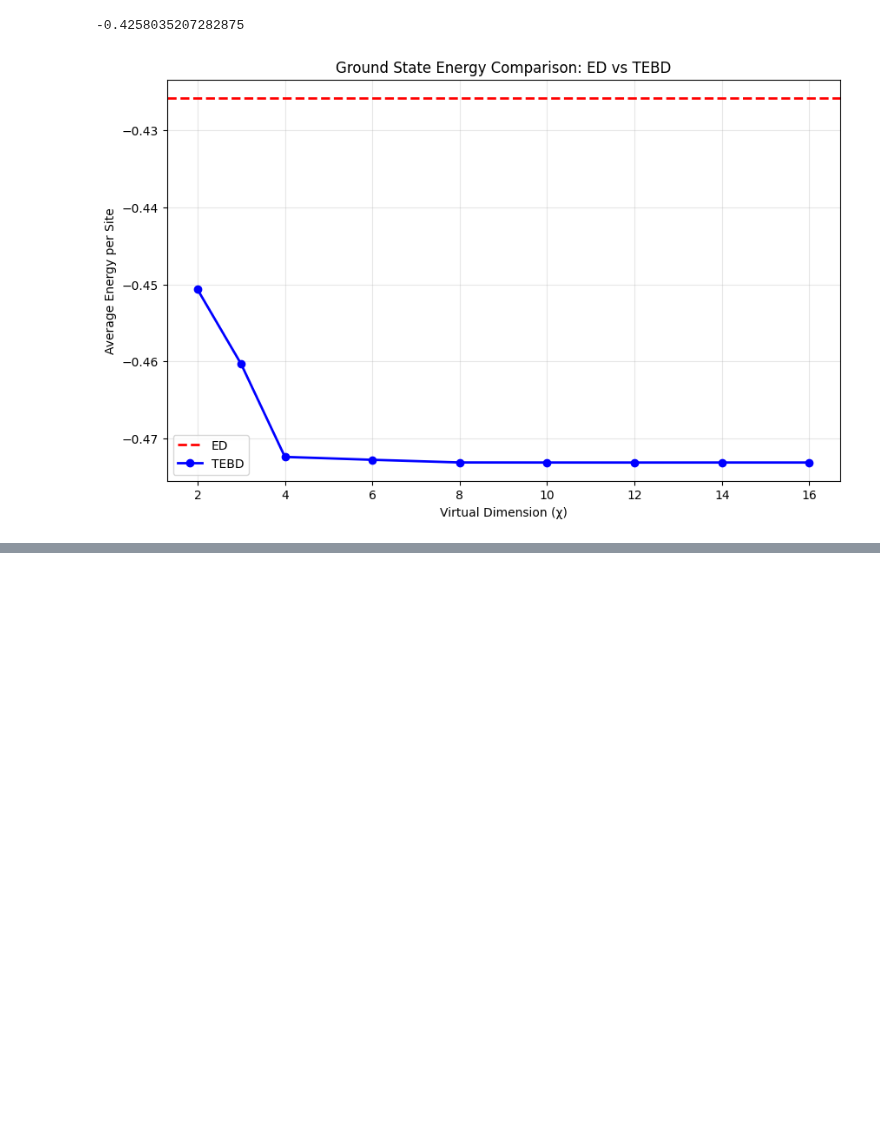
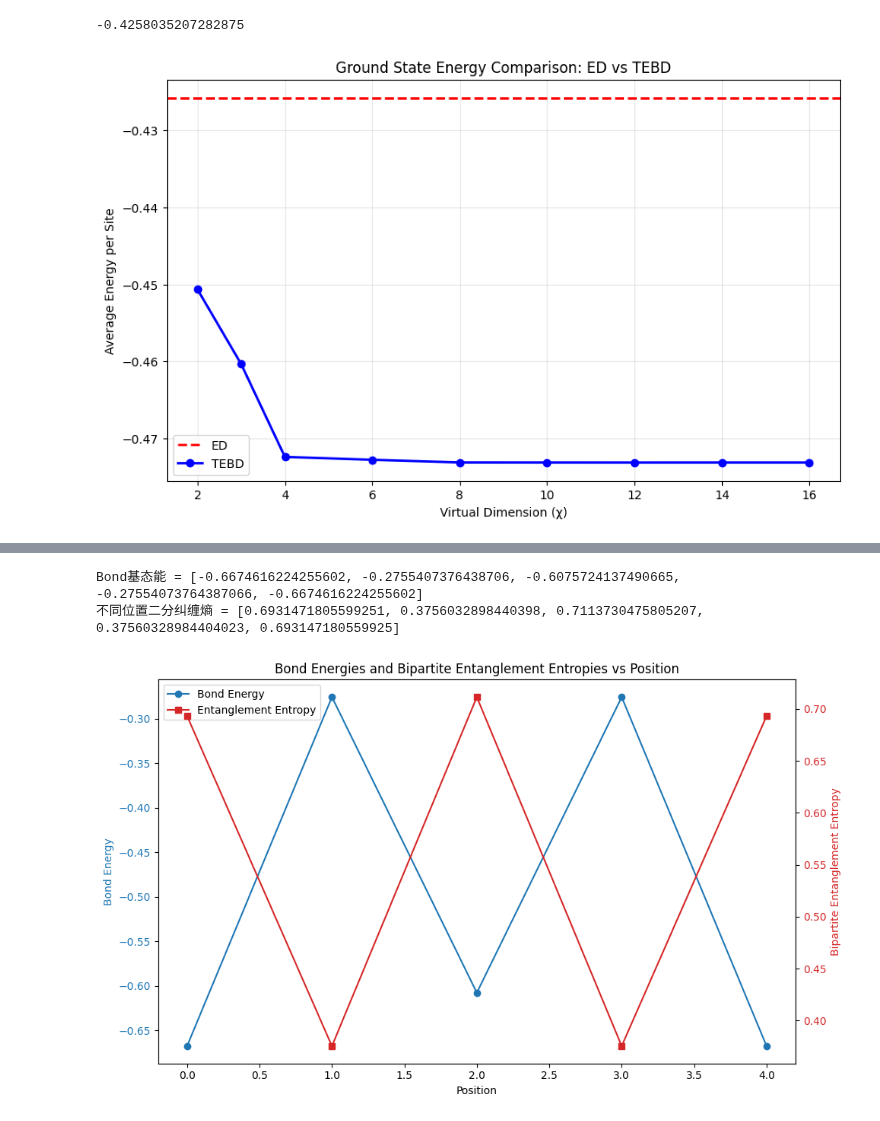
Before and after one commit to ifsheldon/tensor-network-notes, a Jupyter notebook: 5-2.ipynb, the cells around one changed output, grey strips where cells are left out. Drawn from its saved outputs; the diff is of its cells as text; code cells hidden in the pictures; blank space fills up the shorter version.

```diff
--- a/5-2.ipynb
+++ b/5-2.ipynb
@@ -845,0 +974,3 @@ plt.show()
+# %%
+device = torch.device("cpu")
+dtype = torch.float64
@@ -845,0 +979,11 @@ plt.show()
+# %%
+delta = 1.0
+hamiltonian = heisenberg(jx=delta, jy=delta, jz=delta, double_precision=dtype == torch.float64).to(
+    device
+)
+spin_length = 6
+interaction_positions = [[0, 1], [1, 2], [2, 3], [3, 4], [4, 5]]
+ground_state_length6, ground_energy_length6 = calc_ground_state(
+    hamiltonian, interaction_positions, spin_length, smallest_k=spin_length
+)
+print(f"前{spin_length}个低能激发能为 = {ground_energy_length6.tolist()}")
@@ -845,0 +998,41 @@ plt.show()
+# %%
+ground_state = ground_state_length6[:, 0].reshape([2] * spin_length)
+bond_energies = observe_bond_energies(ground_state, hamiltonian, interaction_positions)
+print(f"Bond基态能 = {bond_energies.tolist()}")
+bipartite_entanglement_entropies = bipartite_entanglement_entropy(ground_state, None)
+print(f"不同位置二分纠缠熵 = {bipartite_entanglement_entropies.tolist()}")
+
+fig, ax1 = plt.subplots(figsize=(10, 6))
+
+# Plot bond energies on the left y-axis
+color1 = "tab:blue"
+ax1.set_xlabel("Position")
+ax1.set_ylabel("Bond Energy", color=color1)
+line1 = ax1.plot(range(len(bond_energies)), bond_energies, "o-", color=color1, label="Bond Energy")
+ax1.tick_params(axis="y", labelcolor=color1)
+
+# Create a second y-axis for entanglement entropies
+ax2 = ax1.twinx()
+color2 = "tab:red"
+ax2.set_ylabel("Bipartite Entanglement Entropy", color=color2)
+line2 = ax2.plot(
+    range(len(bipartite_entanglement_entropies)),
+    bipartite_entanglement_entropies,
+    "s-",
+    color=color2,
+    label="Entanglement Entropy",
+)
+ax2.tick_params(axis="y", labelcolor=color2)
+
+# Add legend
+lines1, labels1 = ax1.get_legend_handles_labels()
+lines2, labels2 = ax2.get_legend_handles_labels()
+ax1.legend(lines1 + lines2, labels1 + labels2, loc="upper left")
+
+plt.title("Bond Energies and Bipartite Entanglement Entropies vs Position")
+plt.tight_layout()
+plt.show()
+# %% [output]
+Bond基态能 = [-0.6674616224255602, -0.2755407376438706, -0.6075724137490665, -0.27554073764387066, -0.6674616224255602]
+不同位置二分纠缠熵 = [0.6931471805599251, 0.3756032898440398, 0.7113730475805207, 0.37560328984404023, 0.693147180559925]
+[figure, added]
```
Also changed, not shown: parts of 15 cells of this notebook, 7 other files.
